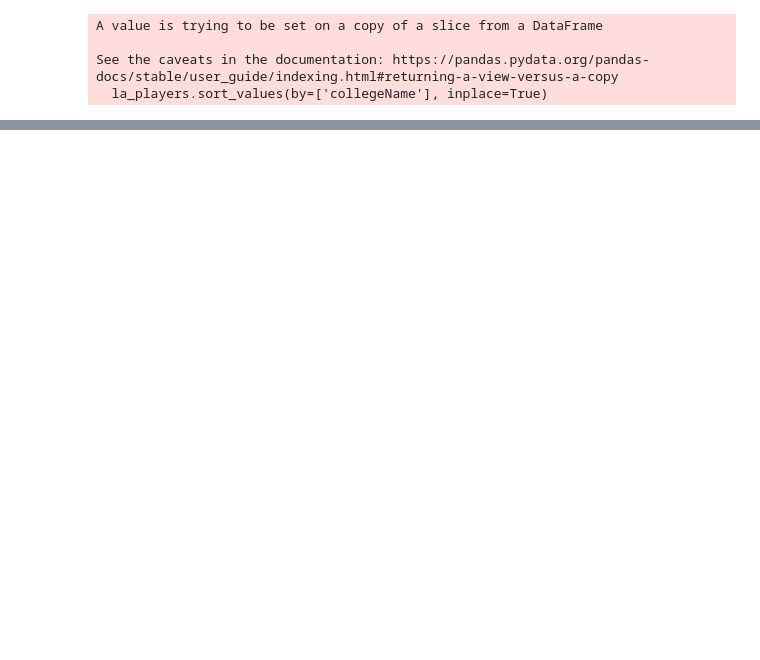
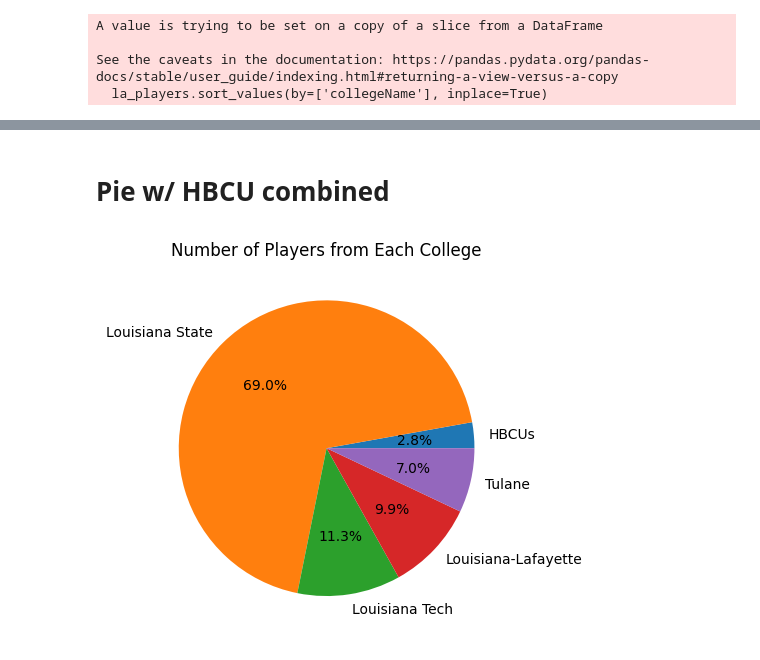
Before and after one commit to b1k-00/la_Players, a Jupyter notebook: NFL_BDB.ipynb, the cells around one changed output, grey strips where cells are left out. Cells and saved outputs as stored; diff of their text form; code cells hidden in the pictures; blank space fills up the shorter version.

```diff
--- a/NFL_BDB.ipynb
+++ b/NFL_BDB.ipynb
@@ -167,0 +175,14 @@ plt.show()
+# %% [markdown]
+# Pie w/ HBCU combined
+# %%
+# Merge Southern U & Grambling in pie chart
+
+combined_count = la_players[la_players['collegeName'].isin(['Southern U.', 'Grambling'])].shape[0]
+other_counts = la_players[~la_players['collegeName'].isin(['Southern U.', 'Grambling'])].groupby('collegeName').size()
+
+# Create a pie chart
+plt.pie([combined_count] + list(other_counts), labels=['HBCUs'] + list(other_counts.index), autopct="%1.1f%%")
+plt.title("Number of Players from Each College")
+plt.show()
+# %% [output]
+[figure, added]
```
Also changed, not shown: parts of 9 cells of this notebook.
